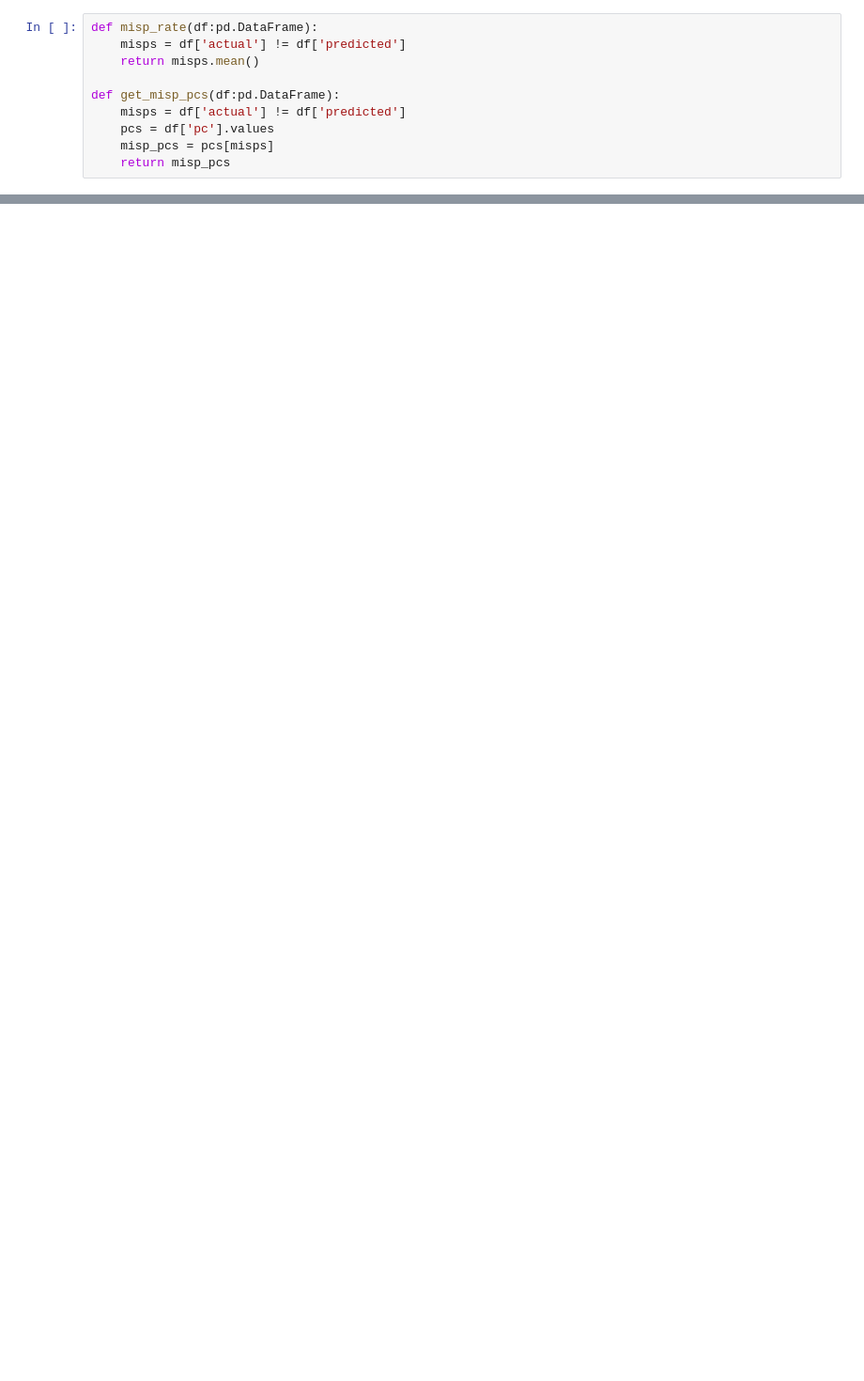
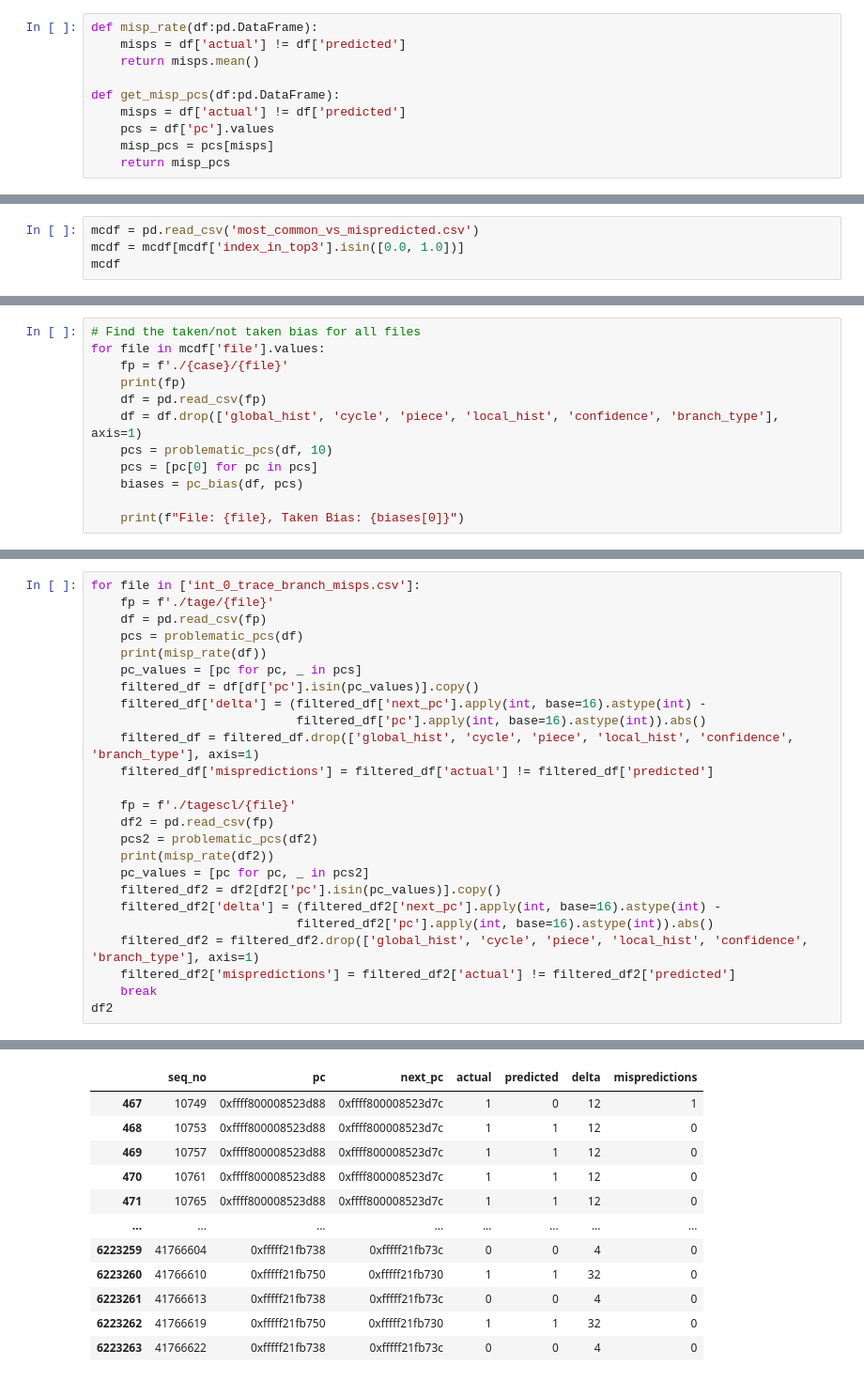
Before and after one commit to satvikmaurya/cbp2025, a Jupyter notebook: evaluate.ipynb, the cells around one changed output, grey strips where cells are left out. Shown at 94% size. Saved outputs shown, nothing was run; the diff lists cells and outputs as text; blank space fills up the shorter version.

```diff
--- a/evaluate.ipynb
+++ b/evaluate.ipynb
@@ -35,0 +207,4 @@ def analyze_branch(pc, df):
+# %%
+mcdf = pd.read_csv('most_common_vs_mispredicted.csv')
+mcdf = mcdf[mcdf['index_in_top3'].isin([0.0, 1.0])]
+mcdf
@@ -35,0 +249,12 @@ def analyze_branch(pc, df):
+# %%
+# Find the taken/not taken bias for all files
+for file in mcdf['file'].values:
+    fp = f'./{case}/{file}'
+    print(fp)
+    df = pd.read_csv(fp)
+    df = df.drop(['global_hist', 'cycle', 'piece', 'local_hist', 'confidence', 'branch_type'], axis=1)
+    pcs = problematic_pcs(df, 10)
+    pcs = [pc[0] for pc in pcs]
+    biases = pc_bias(df, pcs)
+
+    print(f"File: {file}, Taken Bias: {biases[0]}")
@@ -54,0 +491,26 @@ df2
+# %%
+for file in ['int_0_trace_branch_misps.csv']:
+    fp = f'./tage/{file}'
+    df = pd.read_csv(fp)
+    pcs = problematic_pcs(df)
+    print(misp_rate(df))
+    pc_values = [pc for pc, _ in pcs]
+    filtered_df = df[df['pc'].isin(pc_values)].copy()
+    filtered_df['delta'] = (filtered_df['next_pc'].apply(int, base=16).astype(int) -
+                            filtered_df['pc'].apply(int, base=16).astype(int)).abs()
+    filtered_df = filtered_df.drop(['global_hist', 'cycle', 'piece', 'local_hist', 'confidence', 'branch_type'], axis=1)
+    filtered_df['mispredictions'] = filtered_df['actual'] != filtered_df['predicted']
+
+    fp = f'./tagescl/{file}'
+    df2 = pd.read_csv(fp)
+    pcs2 = problematic_pcs(df2)
+    print(misp_rate(df2))
+    pc_values = [pc for pc, _ in pcs2]
+    filtered_df2 = df2[df2['pc'].isin(pc_values)].copy()
+    filtered_df2['delta'] = (filtered_df2['next_pc'].apply(int, base=16).astype(int) -
+                            filtered_df2['pc'].apply(int, base=16).astype(int)).abs()
+    filtered_df2 = filtered_df2.drop(['global_hist', 'cycle', 'piece', 'local_hist', 'confidence', 'branch_type'], axis=1)
+    filtered_df2['mispredictions'] = filtered_df2['actual'] != filtered_df2['predicted']
+    break
+df2
+# %% [output]
@@ -54,0 +519,12 @@ df2
+|  | seq_no | pc | next_pc | actual | predicted | delta | mispredictions |
+| 467 | 10749 | 0xffff800008523d88 | 0xffff800008523d7c | 1 | 0 | 12 | 1 |
+| 468 | 10753 | 0xffff800008523d88 | 0xffff800008523d7c | 1 | 1 | 12 | 0 |
+| 469 | 10757 | 0xffff800008523d88 | 0xffff800008523d7c | 1 | 1 | 12 | 0 |
+| 470 | 10761 | 0xffff800008523d88 | 0xffff800008523d7c | 1 | 1 | 12 | 0 |
+| 471 | 10765 | 0xffff800008523d88 | 0xffff800008523d7c | 1 | 1 | 12 | 0 |
+| ... | ... | ... | ... | ... | ... | ... | ... |
+| 6223259 | 41766604 | 0xfffff21fb738 | 0xfffff21fb73c | 0 | 0 | 4 | 0 |
+| 6223260 | 41766610 | 0xfffff21fb750 | 0xfffff21fb730 | 1 | 1 | 32 | 0 |
+| 6223261 | 41766613 | 0xfffff21fb738 | 0xfffff21fb73c | 0 | 0 | 4 | 0 |
+| 6223262 | 41766619 | 0xfffff21fb750 | 0xfffff21fb730 | 1 | 1 | 32 | 0 |
+| 6223263 | 41766622 | 0xfffff21fb738 | 0xfffff21fb73c | 0 | 0 | 4 | 0 |
```
Also changed, not shown: parts of 20 cells of this notebook, 7 other files.
